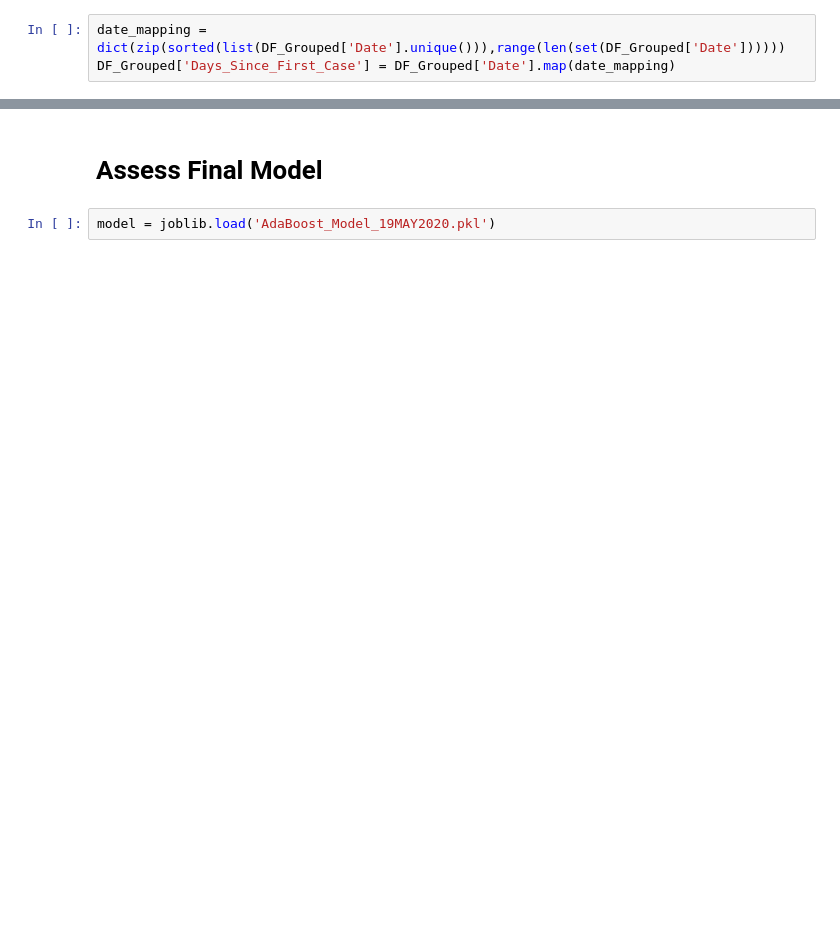
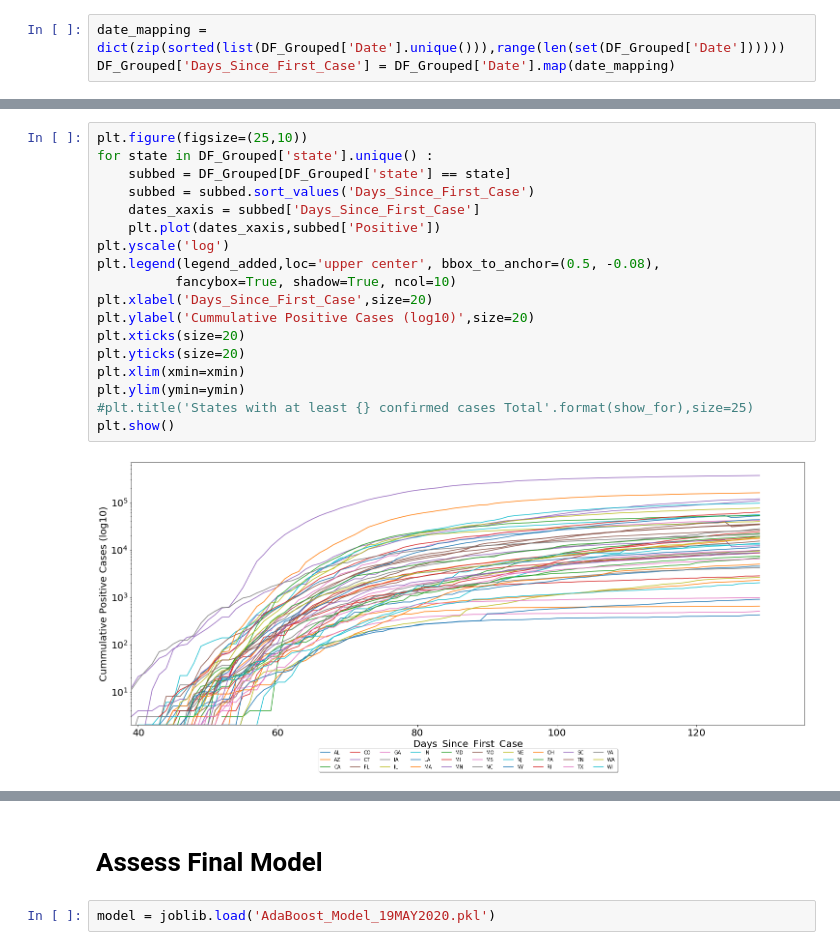
Before and after one commit to petersim1/COVID-19_Project, a Jupyter notebook: Evaluation.ipynb, the cells around one changed output, grey strips where cells are left out. Saved outputs shown, nothing was run; the diff lists cells and outputs as text; blank space fills up the shorter version.

Commit message:
evalue recent dates

```diff
--- a/Evaluation.ipynb
+++ b/Evaluation.ipynb
@@ -134,3 +134,23 @@ plt.show()
+# %%
+plt.figure(figsize=(25,10))
+for state in DF_Grouped['state'].unique() :
+    subbed = DF_Grouped[DF_Grouped['state'] == state]
+    subbed = subbed.sort_values('Days_Since_First_Case')
+    dates_xaxis = subbed['Days_Since_First_Case']
+    plt.plot(dates_xaxis,subbed['Positive'])
+plt.yscale('log')
+plt.legend(legend_added,loc='upper center', bbox_to_anchor=(0.5, -0.08),
+          fancybox=True, shadow=True, ncol=10)
+plt.xlabel('Days_Since_First_Case',size=20)
+plt.ylabel('Cummulative Positive Cases (log10)',size=20)
+plt.xticks(size=20)
+plt.yticks(size=20)
+plt.xlim(xmin=xmin)
+plt.ylim(ymin=ymin)
+#plt.title('States with at least {} confirmed cases Total'.format(show_for),size=25)
+plt.show()
+# %% [output]
+[figure, added]
 # %%
 state_assess = 'NY'
 
```
Also changed, not shown: parts of 10 cells of this notebook, 7 other files.
